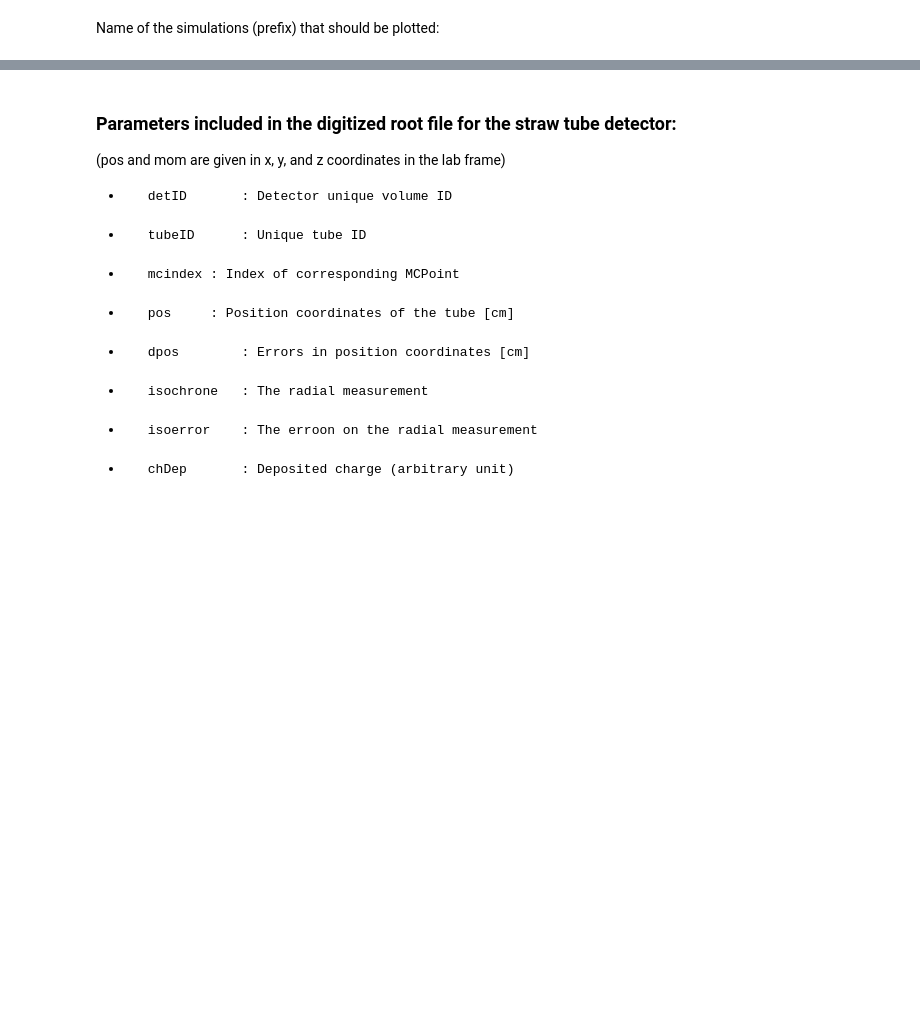
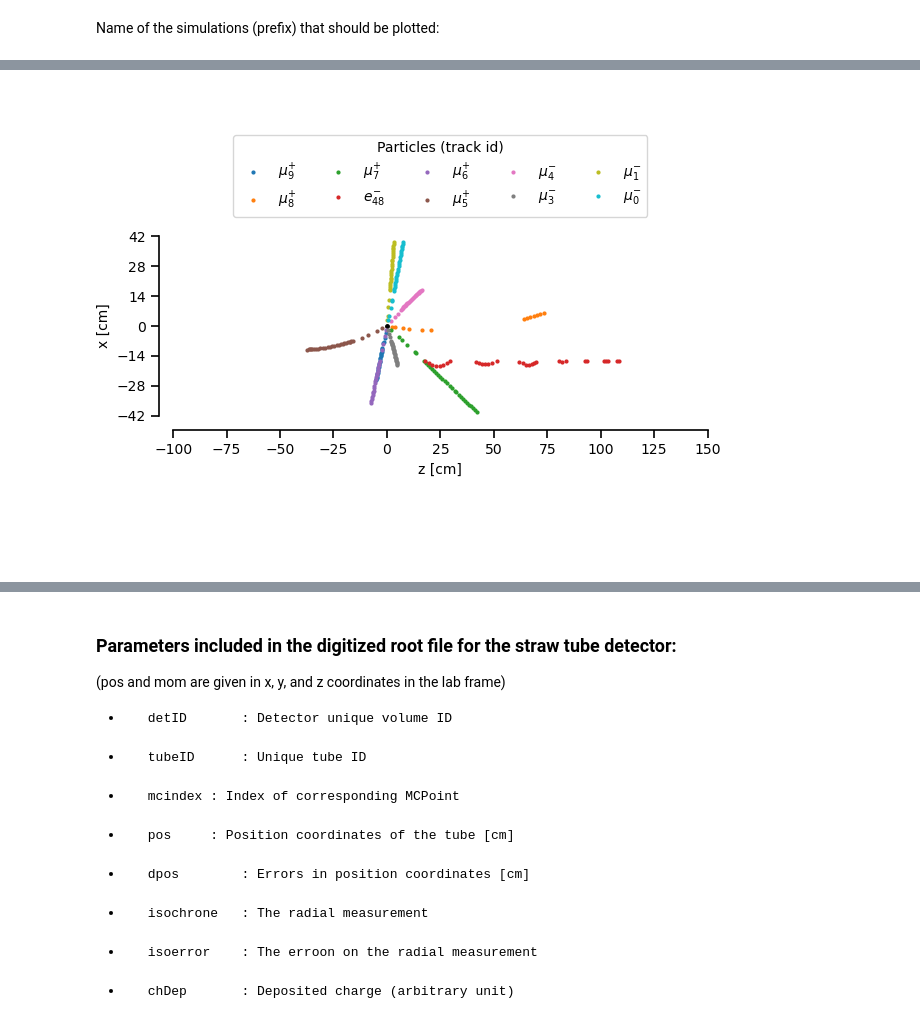
Before and after one commit to ai4fair/pandaml, a Jupyter notebook: visualization/notebooks/plot_sim.ipynb, the cells around one changed output, grey strips where cells are left out. Saved outputs shown, nothing was run; the diff lists cells and outputs as text; code cells hidden in the pictures; blank space fills up the shorter version.

```diff
--- a/visualization/notebooks/plot_sim.ipynb
+++ b/visualization/notebooks/plot_sim.ipynb
@@ -98,0 +482,95 @@ print(mvd_sim_params.keys())
+# %%
+plt.close()
+
+eventNumber = 0
+
+# get the PDG IDs of the MCTracks
+mcTrack_pdgId = mcPoint_params["MCTrack.fPdgCode"].array(library="np")[eventNumber]
+
+# get x,y & z coordinates of the STT & MVD MC points
+stt_x = mcPoint_params["STTPoint.fX"].array(library="np")[eventNumber]
+stt_z = mcPoint_params["STTPoint.fZ"].array(library="np")[eventNumber]
+stt_trackIDs = mcPoint_params["STTPoint.fTrackID"].array(library="np")[eventNumber]
+
+mvd_x = mcPoint_params["MVDPoint.fX"].array(library="np")[eventNumber]
+mvd_z = mcPoint_params["MVDPoint.fZ"].array(library="np")[eventNumber]
+mvd_trackIDs = mcPoint_params["MVDPoint.fTrackID"].array(library="np")[eventNumber]
+
+# define dictionaries with the trackID as the key and arrays with x and y coordinates as the values
+xPointsPerTrack = {}
+zPointsPerTrack = {}
+
+# Iterate over all track IDs in the STT volume
+point = 0
+for trackID in stt_trackIDs:
+	if trackID not in xPointsPerTrack:
+		xPointsPerTrack[trackID] = []
+		zPointsPerTrack[trackID] = []
+	xPointsPerTrack[trackID].append(stt_x[point])
+	zPointsPerTrack[trackID].append(stt_z[point])
+	point += 1
+
+# Iterate over all track IDs in the MVD volume
+point = 0
+for trackID in mvd_trackIDs:
+	if trackID not in xPointsPerTrack:
+		xPointsPerTrack[trackID] = []
+		zPointsPerTrack[trackID] = []
+	xPointsPerTrack[trackID].append(mvd_x[point])
+	zPointsPerTrack[trackID].append(mvd_z[point])
+	point += 1
+
+fig = plt.figure()
+ax = fig.add_subplot()
+
+# Plot the IP
+plt.plot(0,0,marker='.',ms=5, color='black')
+
+for trackID in xPointsPerTrack:
+	if mcTrack_pdgId[trackID] == 13:
+		trackLabel = r'$\mu^{-}_{'+ str(trackID) +r'}$'
+	elif mcTrack_pdgId[trackID] == -13:
+		trackLabel = r'$\mu^{+}_{'+ str(trackID) +r'}$'
+	elif mcTrack_pdgId[trackID] == 11:
+		trackLabel = r'$e^{-}_{'+ str(trackID) +r'}$'
+	elif mcTrack_pdgId[trackID] == -11:
+		trackLabel = r'$e^{+}_{'+ str(trackID) +r'}$'
+	else:
+		trackLabel = "PDG ID: " + str(mcTrack_pdgId[trackID])
+	plt.plot(zPointsPerTrack[trackID],xPointsPerTrack[trackID],marker='.',ms=4,ls="",label=trackLabel)
+
+# Set the axis labels and limits
+plt.xlabel("z [cm]")
+plt.xlim(-100, 150)
+plt.ylabel("x [cm]")
+plt.ylim(-42, 42)
+
+# Set the ticks positions to match the data range
+x_ticks = np.linspace(-100, 150, num=11)
+y_ticks = np.linspace(-42, 42, num=7)
+ax.set_xticks(x_ticks)
+ax.set_yticks(y_ticks)
+ax.tick_params(length=6,width=1.2)
+
+# Set the aspect ratio to be equal
+plt.gca().set_aspect('equal')
+
+fig.tight_layout()
+
+ax.spines['top'].set_visible(False)
+ax.spines['right'].set_visible(False)
+ax.spines['left'].set_position(('outward', 10))
+ax.spines['bottom'].set_position(('outward', 10))
+ax.spines['left'].set_linewidth(1.2)
+ax.spines['bottom'].set_linewidth(1.2)
+
+plt.legend(title="Particles (track id)",loc="upper center",ncols=len(xPointsPerTrack)/2,bbox_to_anchor=(0.5,1.6))
+
+imgPath = imagePath + "/sim/" + projectName + "_xzTracks"
+
+print("Saving png image to: ", imgPath+".png")
+plt.savefig(imgPath+".png", dpi=300, bbox_inches='tight')
+
+print("Saving pdf image to: ", imgPath+".pdf")
+plt.savefig(imgPath+".pdf", dpi=300, bbox_inches='tight')
+# %% [output]
@@ -98,0 +579 @@ print(mvd_sim_params.keys())
+[figure, added]
```
Also changed, not shown: parts of 36 cells of this notebook, 2 other files.
